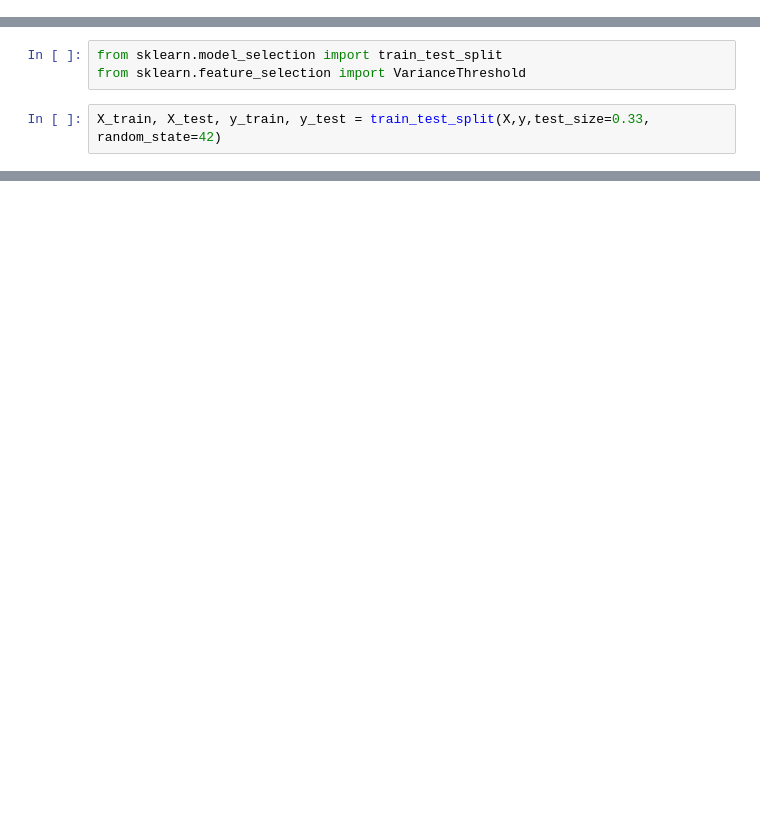
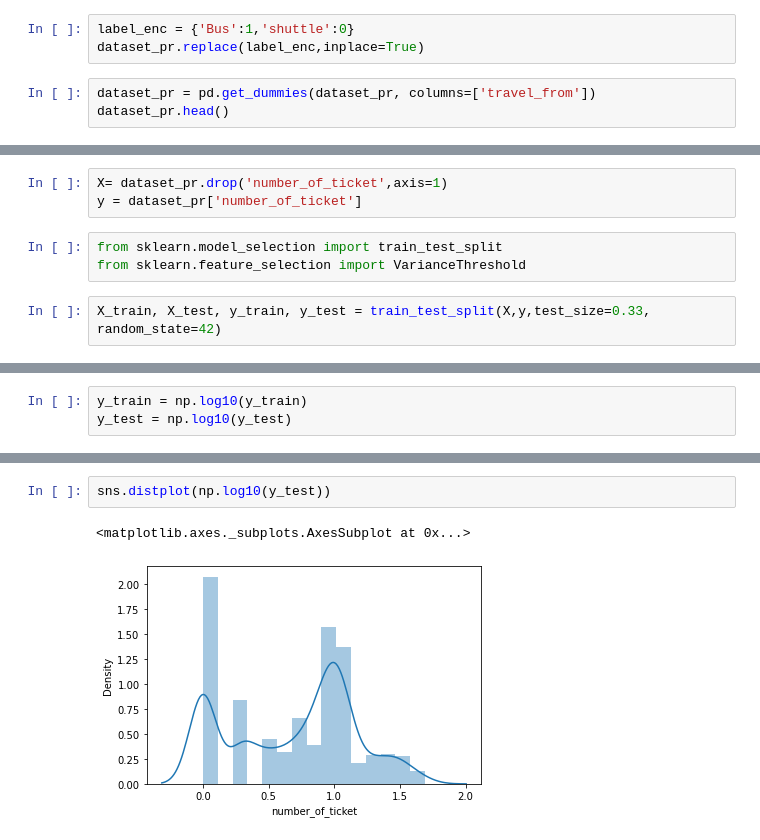
Before and after one commit to anshudhanshu/Demand-Prediction-for-public-transport, a Jupyter notebook: Sudhanshu_Rawat_Team_5_Capstone_Project.ipynb, the cells around one changed output, grey strips where cells are left out. Drawn from its saved outputs; the diff is of its cells as text; blank space fills up the shorter version.

```diff
--- a/Sudhanshu_Rawat_Team_5_Capstone_Project.ipynb
+++ b/Sudhanshu_Rawat_Team_5_Capstone_Project.ipynb
@@ -352,0 +561,6 @@ y = dataset['number_of_ticket']
+# %%
+label_enc = {'Bus':1,'shuttle':0}
+dataset_pr.replace(label_enc,inplace=True)
+# %%
+dataset_pr = pd.get_dummies(dataset_pr, columns=['travel_from'])
+dataset_pr.head()
@@ -353,3 +586,6 @@ y = dataset['number_of_ticket']
+# %%
+X= dataset_pr.drop('number_of_ticket',axis=1)
+y = dataset_pr['number_of_ticket']
 # %%
 from sklearn.model_selection import train_test_split
 from sklearn.feature_selection import VarianceThreshold
@@ -444,0 +608,3 @@ X_train.describe()
+# %%
+y_train = np.log10(y_train)
+y_test = np.log10(y_test)
@@ -444,0 +630,5 @@ X_train.describe()
+# %%
+sns.distplot(np.log10(y_test))
+# %% [output]
+<matplotlib.axes._subplots.AxesSubplot at 0x...>
+[figure, added]
```
Also changed, not shown: parts of 45 cells of this notebook.
